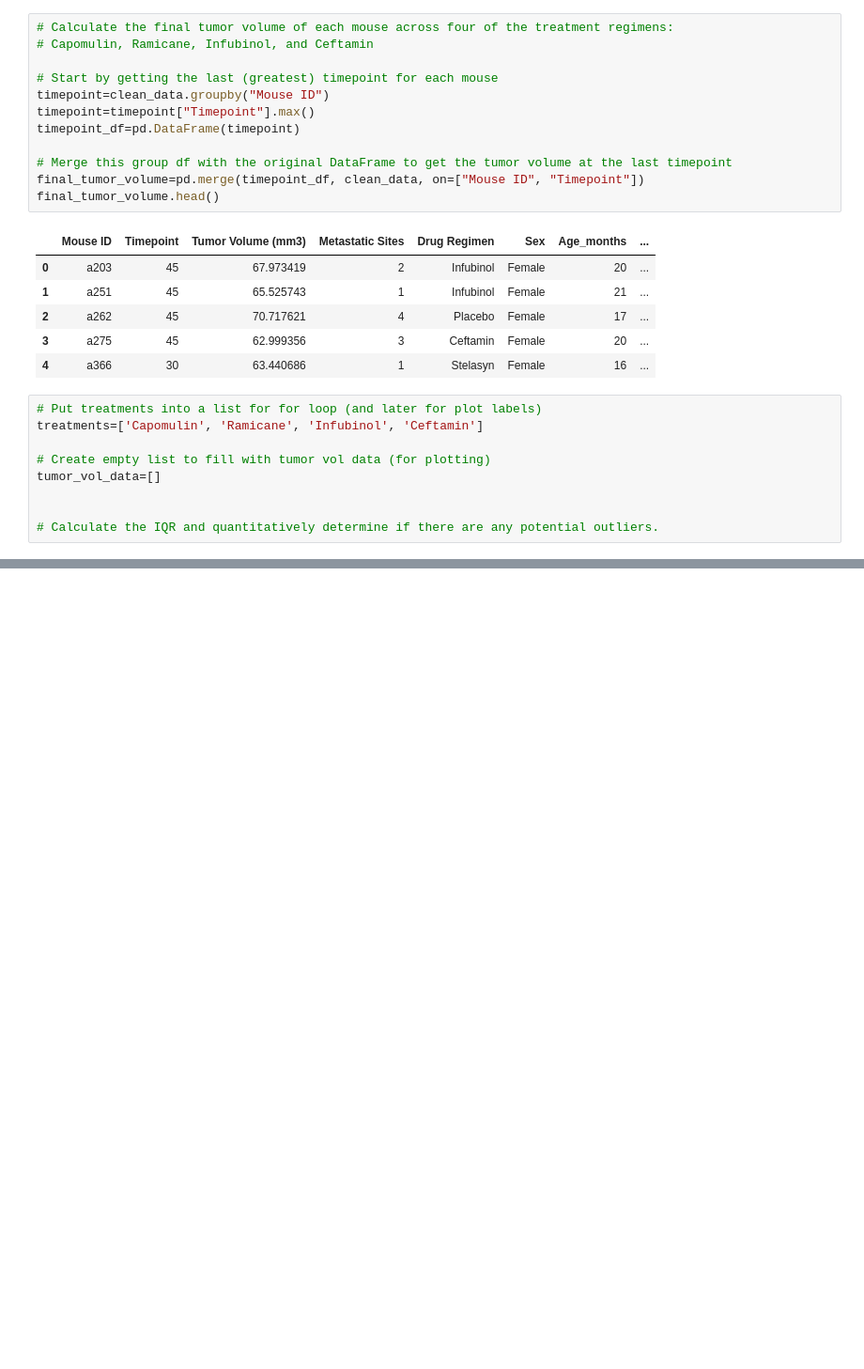
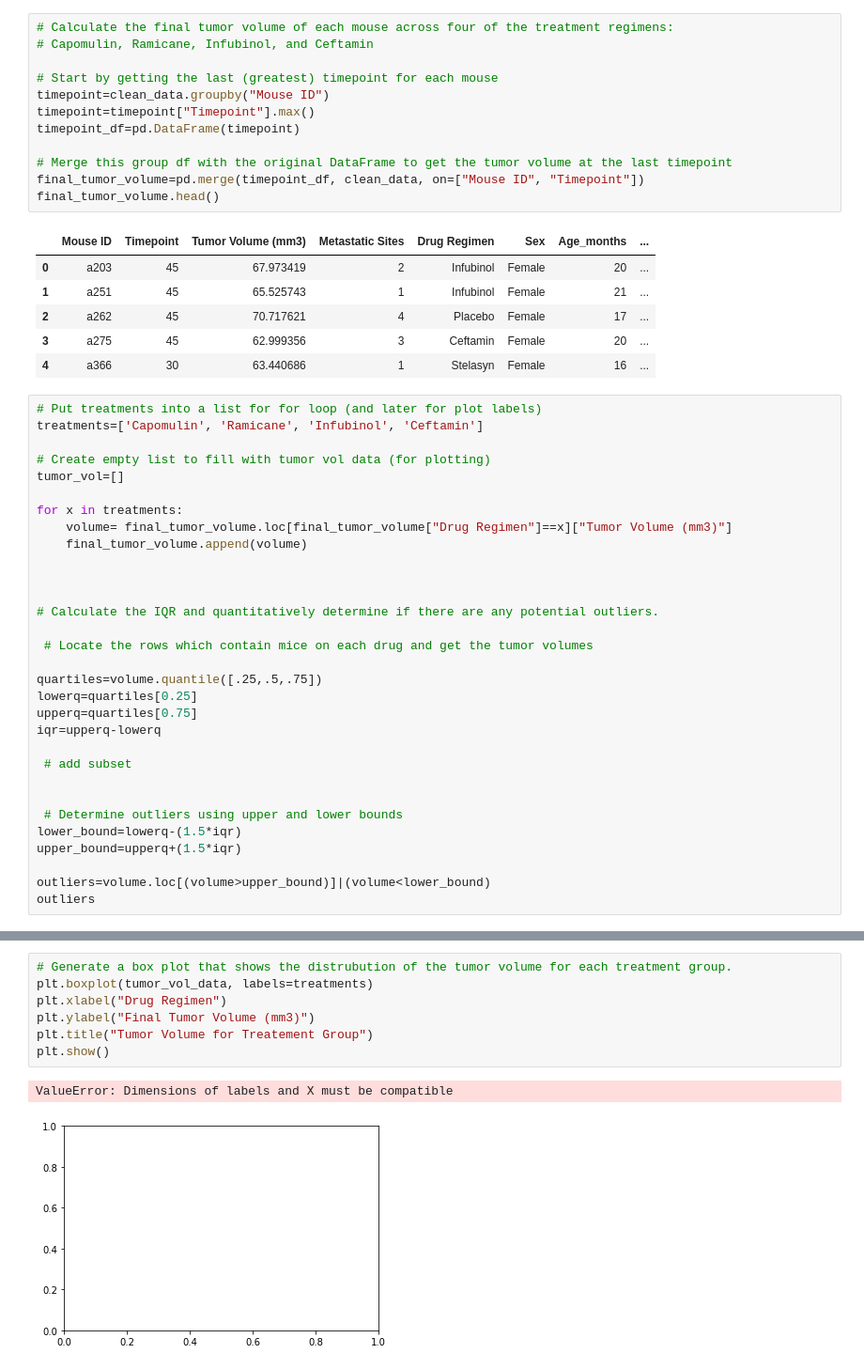
Before and after one commit to Colleen-Cobb/matplotlib-challenge, a Jupyter notebook: Pymaceuticals.ipynb, the cells around one changed output, grey strips where cells are left out. Shown: that part at 94% size. Saved outputs shown, nothing was run; the diff lists cells and outputs as text; blank space fills up the shorter version.

```diff
--- a/Pymaceuticals.ipynb
+++ b/Pymaceuticals.ipynb
@@ -265,7 +269,29 @@ final_tumor_volume.head()
 treatments=['Capomulin', 'Ramicane', 'Infubinol', 'Ceftamin']
 
 # Create empty list to fill with tumor vol data (for plotting)
-tumor_vol_data=[]
+tumor_vol=[]
+
+for x in treatments:
+    volume= final_tumor_volume.loc[final_tumor_volume["Drug Regimen"]==x]["Tumor Volume (mm3)"]
+    final_tumor_volume.append(volume)
+
 
 
 # Calculate the IQR and quantitatively determine if there are any potential outliers.
+
+ # Locate the rows which contain mice on each drug and get the tumor volumes
+
+quartiles=volume.quantile([.25,.5,.75])
+lowerq=quartiles[0.25]
+upperq=quartiles[0.75]
+iqr=upperq-lowerq
+
+ # add subset
+
+
+ # Determine outliers using upper and lower bounds
+lower_bound=lowerq-(1.5*iqr)
+upper_bound=upperq+(1.5*iqr)
+
+outliers=volume.loc[(volume>upper_bound)]|(volume<lower_bound)
+outliers
@@ -271,0 +316,10 @@ tumor_vol_data=[]
+# %%
+# Generate a box plot that shows the distrubution of the tumor volume for each treatment group.
+plt.boxplot(tumor_vol_data, labels=treatments)
+plt.xlabel("Drug Regimen")
+plt.ylabel("Final Tumor Volume (mm3)")
+plt.title("Tumor Volume for Treatement Group")
+plt.show()
+# %% [output]
+ValueError: Dimensions of labels and X must be compatible
+[figure, added]
```
Also changed, not shown: parts of 12 cells of this notebook.
